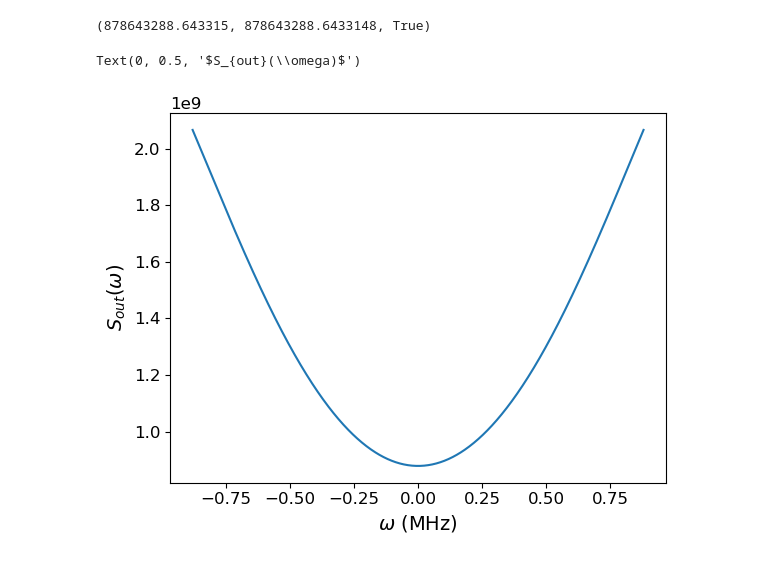
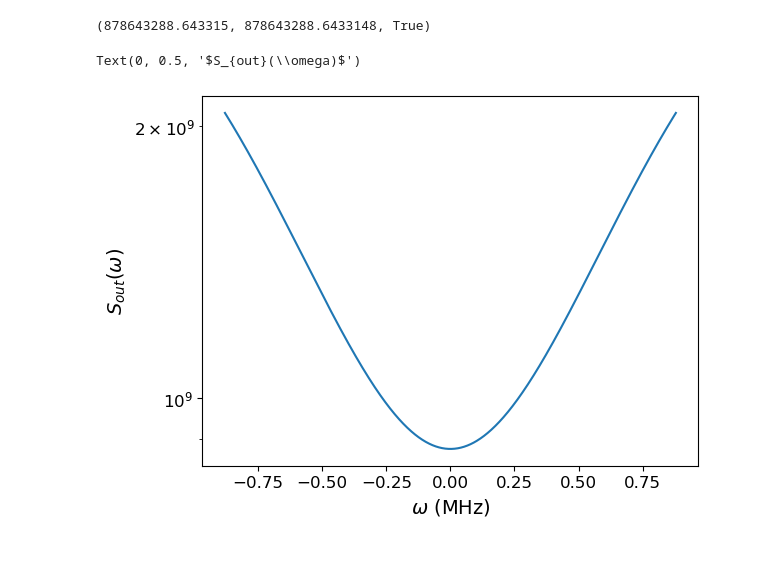
Before and after one commit to jleamer/mode_cooling, a Jupyter notebook: attenuation_calcs.ipynb, the cells around one changed output. Saved outputs shown, nothing was run; the diff lists cells and outputs as text; code cells hidden in the pictures.

```diff
--- a/attenuation_calcs.ipynb
+++ b/attenuation_calcs.ipynb
@@ -122,11 +137,11 @@ def get_photons_e(ω_bounds, κ, γ, ϕ, g, r, nT, nc, β):
 
     return noise_term, β_term, noise_term + β_term
 # %%
-def get_output_spectrum_e(ω, κ, γ, ϕ, g, r, nT, nc, β):
+def get_output_spectrum_e(ω, κ, γ, ϕ, g, r, nT, nc, β, Sϕ):
     # Going to ignore β for now because we're just looking at the noise
     a = (r ** 2 / 4 + ω ** 2) * (ϕ * κ * nT + ϕ * γ * nT) + ϕ * r * g ** 2 * nc
     b = np.abs(((ϕ - κ - γ) / 2 + 1j * ω) * (r / 2 - 1j * ω) - g ** 2) ** 2
-    c = (r ** 2 / 4 + ω ** 2) * ϕ * κ * np.abs(β) ** 2
+    c = (r ** 2 / 4 + ω ** 2) * ϕ * κ * (np.abs(β) ** 2 + Sϕ)
 
     den = np.abs(((κ + γ + ϕ) / 2 - 1j * ω) * (r / 2 - 1j * ω) + g ** 2) ** 2
 
@@ -185,6 +200,10 @@ T = 5
 nT = photons_from_temp(ωc, T)
 ϕ = (κ + γ) / 2
 β = np.sqrt(1e10)
+
+# Set the power spectral density for the phase noise to a constant - we'll use half of nT for now
+ω_bounds = np.linspace(-γ, γ, 1000)
+Sϕ = nT / 2 * np.ones(ω_bounds.shape[0])
 # %% [markdown]
 ### a) How does SNR compare between the two as $\beta$ changes?
 # %%
@@ -610,14 +633,14 @@ s_e_exact, s_e_calc, np.allclose(s_e_exact, s_e_calc)
 # %% [output]
 (878643288.643315, 878643288.6433148, True)
 # %%
-sout_e = get_output_spectrum_e(ω_bounds, κ, γ, ϕ, g, r, nT, nc, β)
+sout_e = get_output_spectrum_e(ω_bounds, κ, γ, ϕ, g, r, nT, nc, β, Sϕ)
 # %%
-plt.plot(ω_bounds / (1e6), sout_e)
+plt.semilogy(ω_bounds / (1e6), sout_e)
 plt.xlabel("$\\omega$ (MHz)")
 plt.ylabel("$S_{out}(\\omega)$")
 # %% [output]
 Text(0, 0.5, '$S_{out}(\\omega)$')
-[figure, old version]
+[figure, new version]
 # %%
 integrate.simpson(sout_e, x=ω_bounds)
 # %% [output]
```
Also changed, not shown: parts of 32 cells of this notebook.
